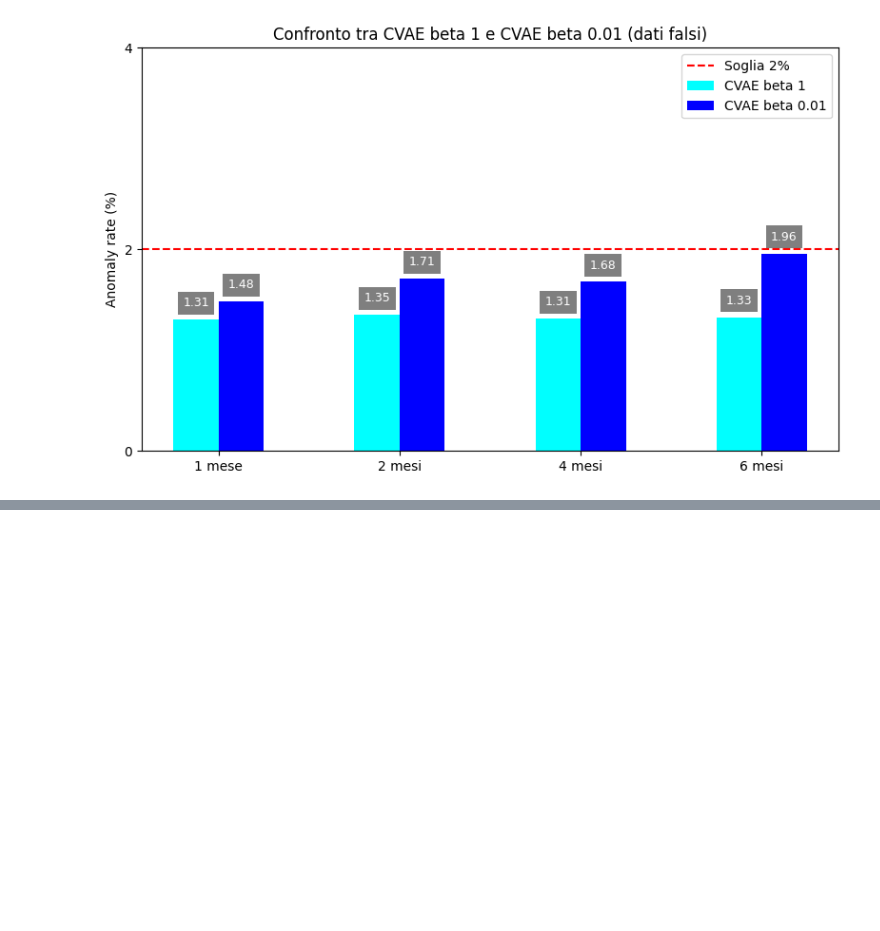
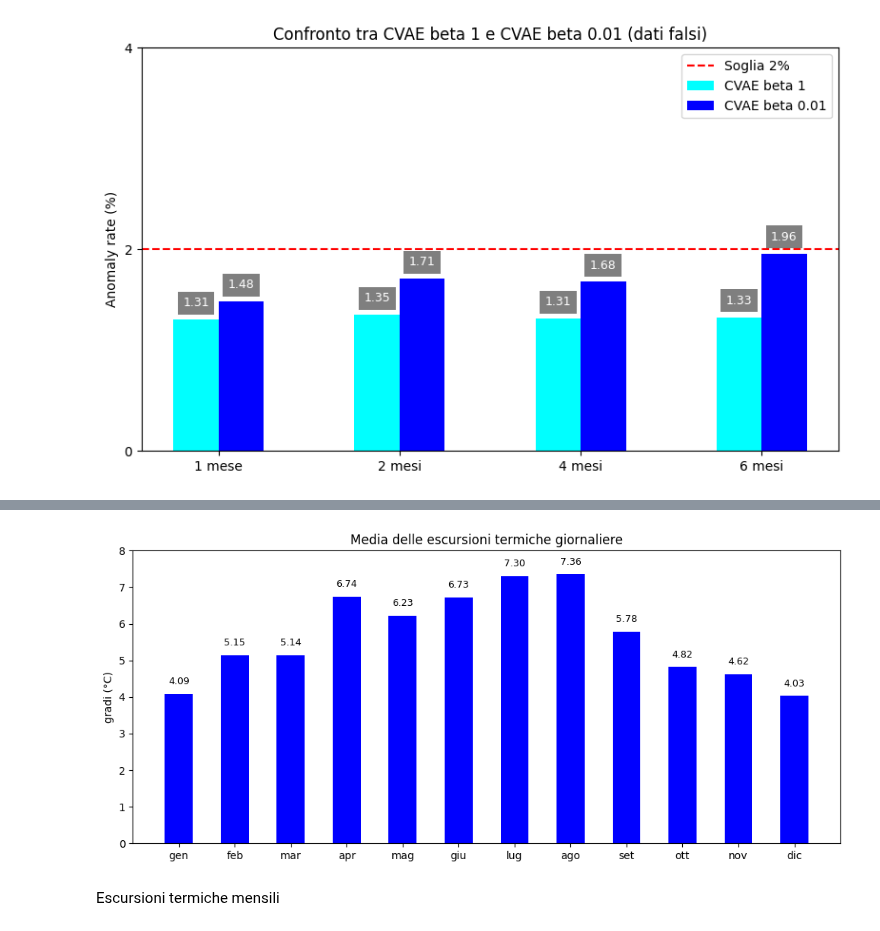
Before and after one commit to RickyF404/Tesi, a Jupyter notebook: Graphs.ipynb, the cells around one changed output, grey strips where cells are left out. Saved outputs shown, nothing was run; the diff lists cells and outputs as text; code cells hidden in the pictures; blank space fills up the shorter version.

```diff
--- a/Graphs.ipynb
+++ b/Graphs.ipynb
@@ -511,0 +586,6 @@ plt.show()
+# %%
+daily_amp = df.groupby(df["timestamp"].dt.date)["temperatura"].agg(lambda x: x.max()- x.min())
+
+monthly_amp_mean = daily_amp.groupby(pd.to_datetime(daily_amp.index).to_period("M")).mean()
+
+print(monthly_amp_mean)
@@ -511,0 +607,31 @@ plt.show()
+# %%
+labels = ["gen", "feb", "mar", "apr", "mag", "giu", "lug", "ago", "set", "ott", "nov", "dic"]
+y = np.arange(0, 9)
+x = np.arange(len(labels))
+
+figure, ax = plt.subplots(figsize=(12, 5))
+bars1 = ax.bar(labels, monthly_amp_mean, width=0.5, color="blue")
+ax.set_xticks(x)
+ax.set_yticks(y)
+ax.set_ylabel("gradi (°C)")
+plt.title("Media delle escursioni termiche giornaliere")
+
+def add_labels(bars):
+  for bar in bars:
+    height = bar.get_height()
+    ax.text(
+        bar.get_x() + bar.get_width()/2,
+        height + 0.2,
+        f"{height:.2f}",
+        ha="center",
+        va="bottom",
+        fontsize=9,
+        color="black",
+    )
+
+add_labels(bars1)
+plt.show()
+# %% [output]
+[figure, added]
+# %% [markdown]
+Escursioni termiche mensili
```
Also changed, not shown: parts of 12 cells of this notebook.
